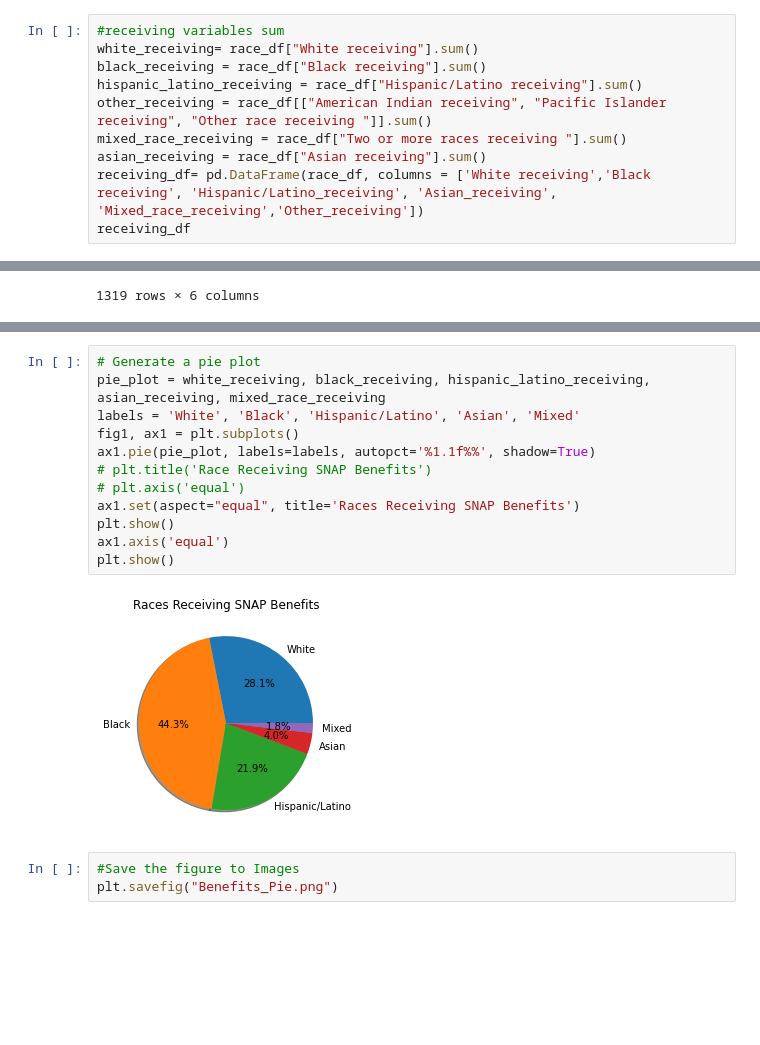
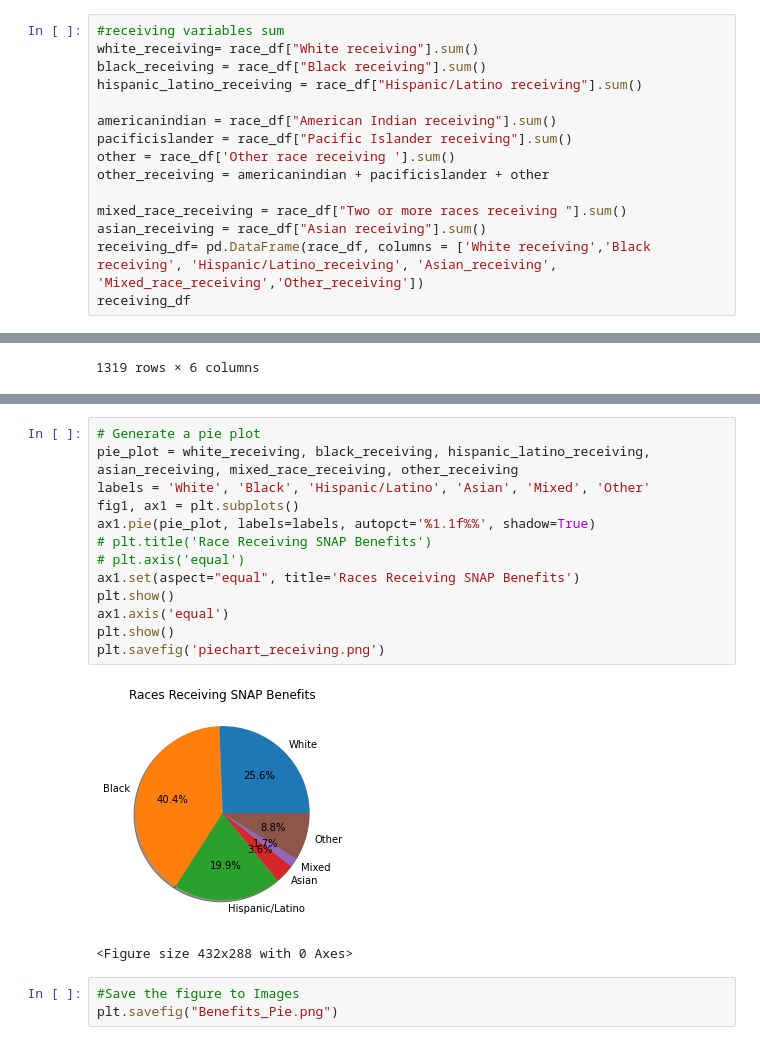
Before and after one commit to EmmaLimoli/project-one, a Jupyter notebook: Visualization_Analysis1.ipynb, the cells around one changed output, grey strips where cells are left out. Cells and saved outputs as stored; diff of their text form; blank space fills up the shorter version.

Commit message:
updated pie chart, moved description to bar plot 2

```diff
--- a/Visualization_Analysis1.ipynb
+++ b/Visualization_Analysis1.ipynb
@@ -566,7 +566,12 @@ race_df
 white_receiving= race_df["White receiving"].sum()
 black_receiving = race_df["Black receiving"].sum()
 hispanic_latino_receiving = race_df["Hispanic/Latino receiving"].sum()
-other_receiving = race_df[["American Indian receiving", "Pacific Islander receiving", "Other race receiving "]].sum()
+
+americanindian = race_df["American Indian receiving"].sum()
+pacificislander = race_df["Pacific Islander receiving"].sum()
+other = race_df['Other race receiving '].sum()
+other_receiving = americanindian + pacificislander + other
+
 mixed_race_receiving = race_df["Two or more races receiving "].sum()
 asian_receiving = race_df["Asian receiving"].sum()
 receiving_df= pd.DataFrame(race_df, columns = ['White receiving','Black receiving', 'Hispanic/Latino_receiving', 'Asian_receiving', 'Mixed_race_receiving','Other_receiving'])
@@ -610,18 +620,20 @@ not_receiving_df
 1319 rows × 6 columns
 # %%
 # Generate a pie plot
-pie_plot = white_receiving, black_receiving, hispanic_latino_receiving, asian_receiving, mixed_race_receiving
-labels = 'White', 'Black', 'Hispanic/Latino', 'Asian', 'Mixed'
+pie_plot = white_receiving, black_receiving, hispanic_latino_receiving, asian_receiving, mixed_race_receiving, other_receiving
+labels = 'White', 'Black', 'Hispanic/Latino', 'Asian', 'Mixed', 'Other'
 fig1, ax1 = plt.subplots()
 ax1.pie(pie_plot, labels=labels, autopct='%1.1f%%', shadow=True)
 # plt.title('Race Receiving SNAP Benefits')
 # plt.axis('equal')
 ax1.set(aspect="equal", title='Races Receiving SNAP Benefits')
 plt.show()
 ax1.axis('equal')
 plt.show()
+plt.savefig('piechart_receiving.png')
 # %% [output]
-[figure, old version]
+[figure, new version]
+<Figure size 432x288 with 0 Axes>
 # %%
 #Save the figure to Images
 plt.savefig("Benefits_Pie.png")
```
Also changed, not shown: parts of 4 cells of this notebook, 1 other file.
